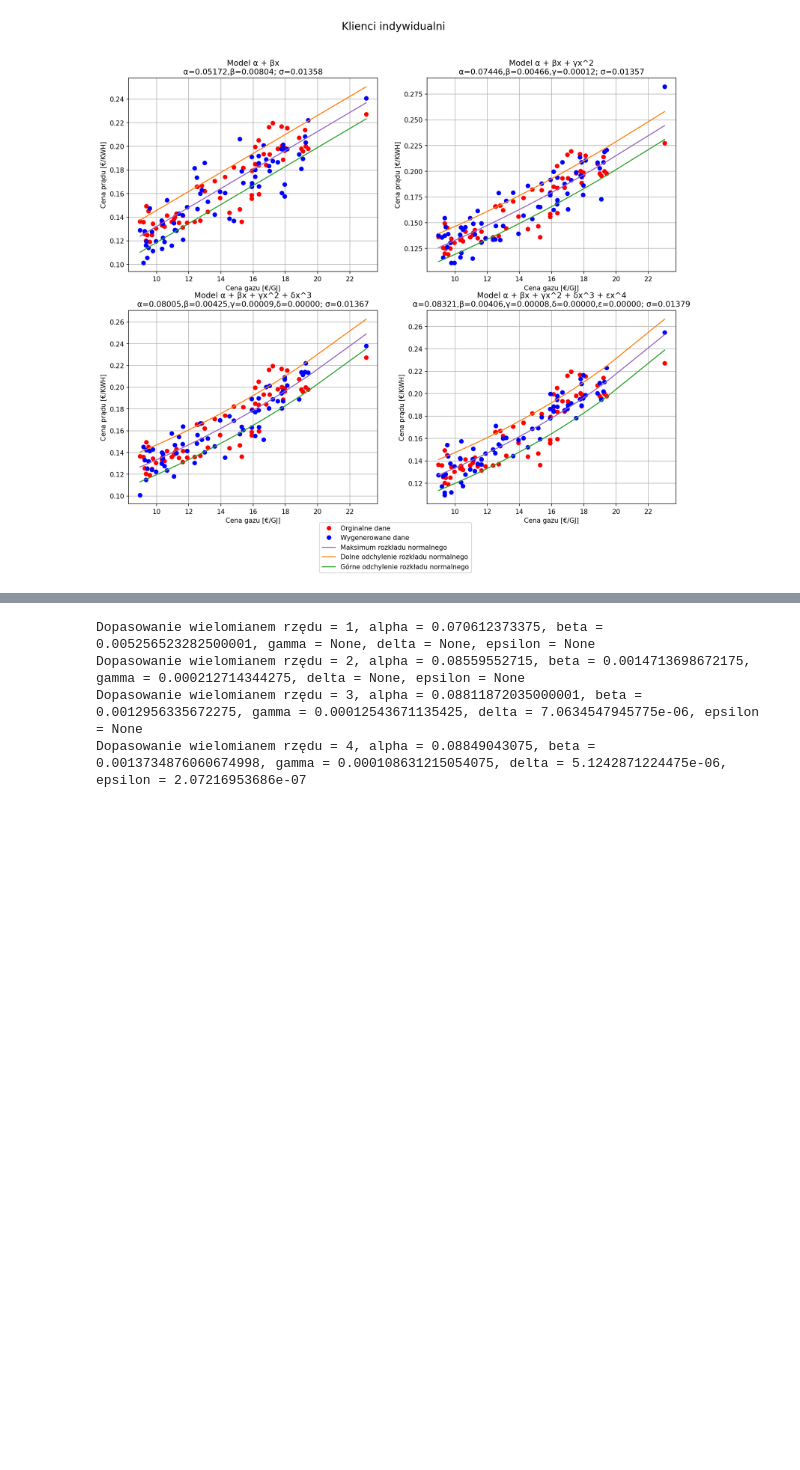
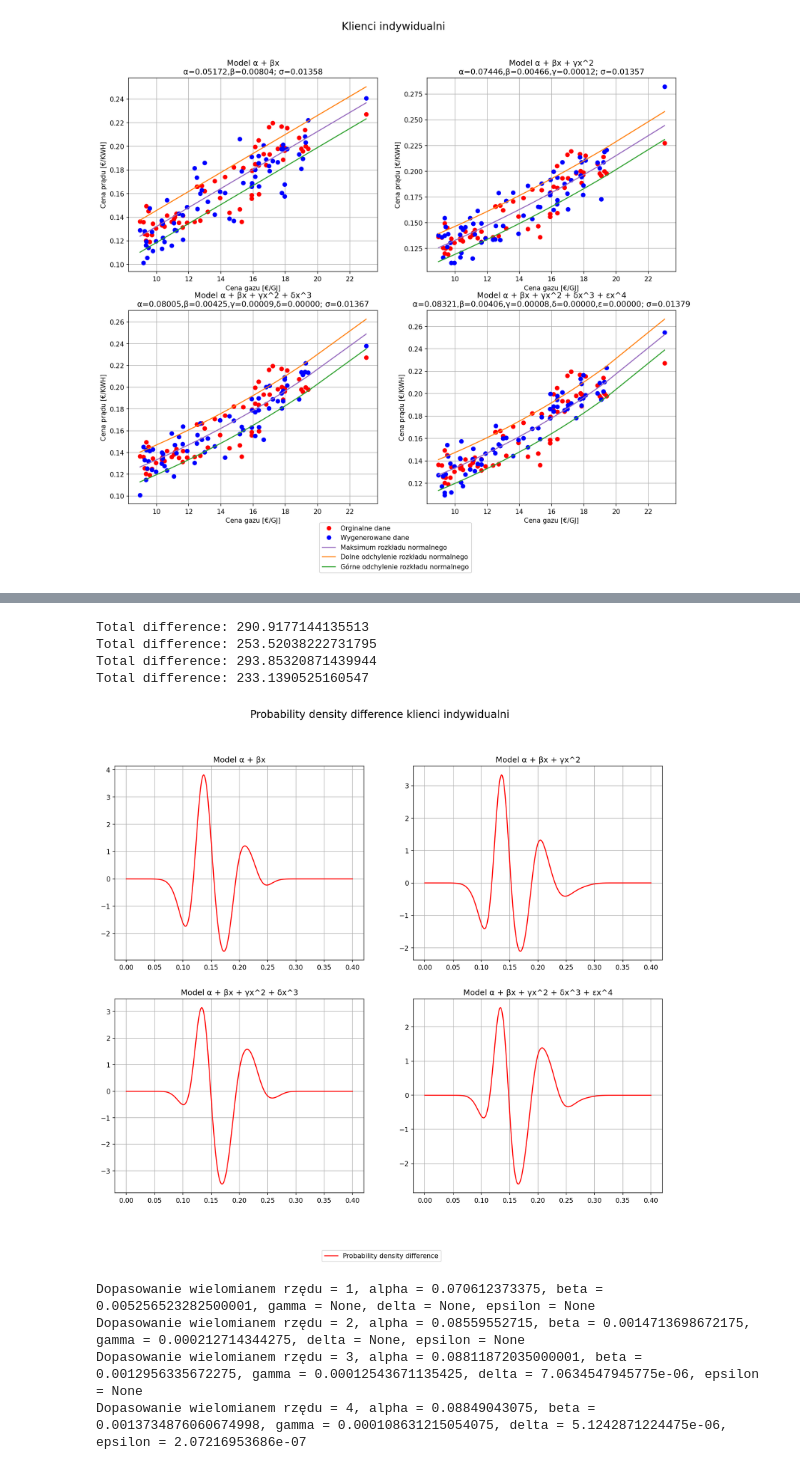
Before and after one commit to JTSawicki/Projekt-DataAnalytics-2022, a Jupyter notebook: Source_Code/Models 2.ipynb, the cells around one changed output, grey strips where cells are left out. Drawn from its saved outputs; the diff is of its cells as text; code cells hidden in the pictures; blank space fills up the shorter version.

```diff
--- a/Source_Code/Models 2.ipynb
+++ b/Source_Code/Models 2.ipynb
@@ -298,3 +317,23 @@ plt.show()
+# %%
+f, axs = plt.subplots(2, 2, figsize=(15,12), dpi=150)
+
+PlotDensityDifference(h_density1, h_sim_density1, uh1, 1, axs[0, 0])
+PlotDensityDifference(h_density2, h_sim_density2, uh2, 2, axs[0, 1])
+PlotDensityDifference(h_density3, h_sim_density3, uh3, 3, axs[1, 0])
+PlotDensityDifference(h_density4, h_sim_density4, uh4, 4, axs[1, 1])
+
+f.suptitle('Probability density difference klienci indywidualni', fontsize=16)
+plt.rcParams['axes.grid'] = True
+handles, labels = axs[0, 0].get_legend_handles_labels()
+f.legend(handles, labels, loc='lower center')
+plt.savefig('Probability density difference klienci indywidualni.png', dpi=300, facecolor='w')
+plt.show()
+# %% [output]
+Total difference: 290.9177144135513
+Total difference: 253.52038222731795
+Total difference: 293.85320871439944
+Total difference: 233.1390525160547
+[figure, added]
 # %%
 f, axs = plt.subplots(2, 2, figsize=(15,12), dpi=150)
 
```
Also changed, not shown: parts of 7 cells of this notebook, 5 other files.
